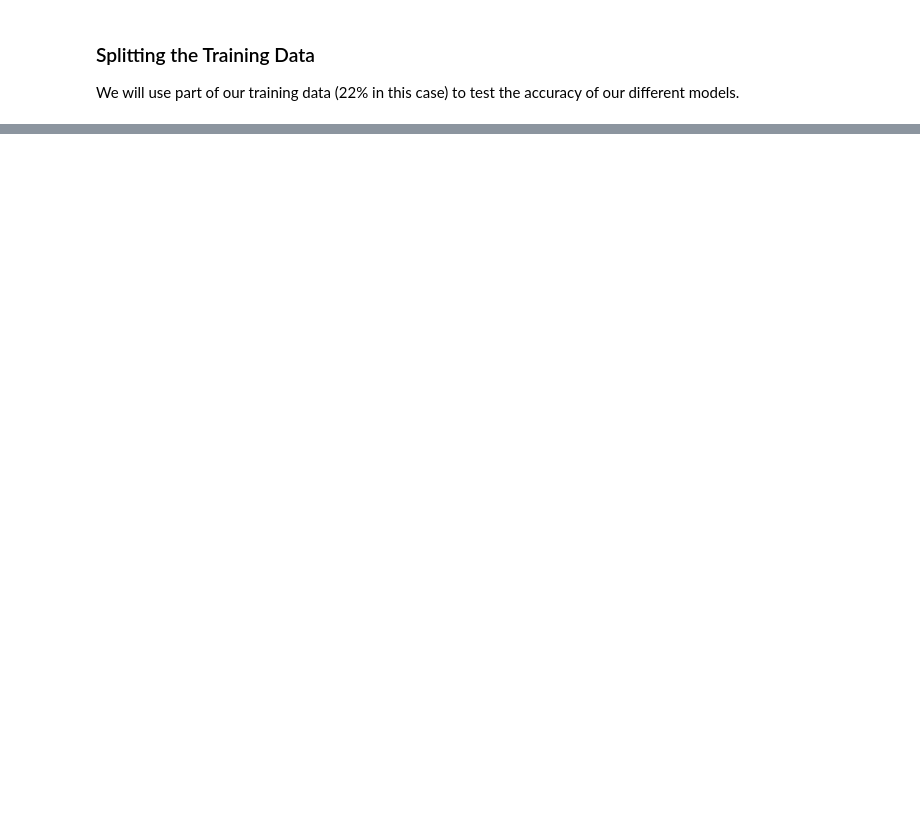
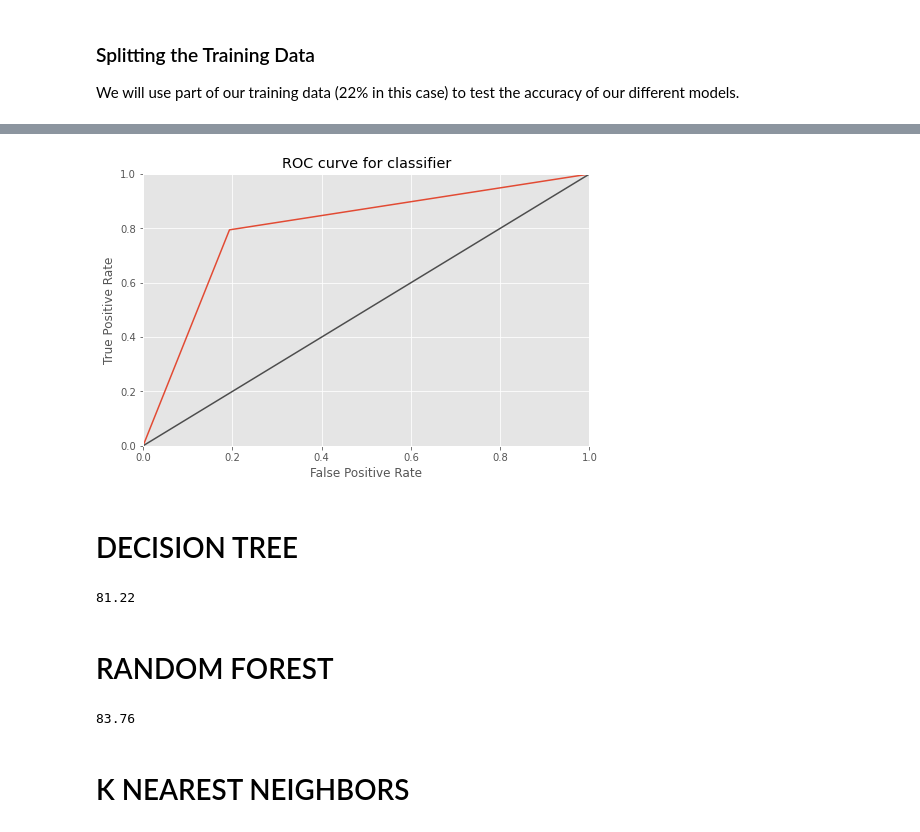
Before and after one commit to Rahul1582/Titanic-Dataset-Classification, a Jupyter notebook: Titanic Dataset Classification.ipynb, the cells around one changed output, grey strips where cells are left out. Cells and saved outputs as stored; diff of their text form; code cells hidden in the pictures; blank space fills up the shorter version.

```diff
--- a/Titanic Dataset Classification.ipynb
+++ b/Titanic Dataset Classification.ipynb
@@ -650,0 +564,12 @@ output.to_csv('submit3.csv', index=False)
+# %%
+from sklearn.linear_model import LogisticRegression
+
+lr1 = LogisticRegression()
+
+lr1.fit(X_train,Y_train)
+
+Y_pred_lr1 = lr1.predict(X_test)
+
+score_lr1 = round(accuracy_score(Y_pred_lr1,Y_test)*100,2)
+
+print("The accuracy score achieved using Logistic Regression is: "+str(score_lr1)+" %")
@@ -650,0 +595,42 @@ output.to_csv('submit3.csv', index=False)
+# %%
+fpr, tpr, thresholds = roc_curve(Y_test,Y_pred_lr1)
+
+fig, ax = plt.subplots()
+ax.plot(fpr, tpr)
+ax.plot([0, 1], [0, 1], transform=ax.transAxes, ls="-", c=".3")
+plt.xlim([0.0, 1.0])
+plt.ylim([0.0, 1.0])
+
+plt.rcParams['figure.figsize'] = (8,5)
+plt.title('ROC curve for classifier', fontweight = 30)
+plt.xlabel('False Positive Rate')
+plt.ylabel('True Positive Rate')
+plt.show()
+# %% [output]
+[figure, added]
+# %% [markdown]
+# DECISION TREE
+# %%
+from sklearn.tree import DecisionTreeClassifier
+
+decisiontree = DecisionTreeClassifier()
+decisiontree.fit(x_train, y_train)
+y_pred = decisiontree.predict(x_val)
+acc_decisiontree = round(accuracy_score(y_pred, y_val) * 100, 2)
+print(acc_decisiontree)
+# %% [output]
+81.22
+# %% [markdown]
+# RANDOM FOREST
+# %%
+from sklearn.ensemble import RandomForestClassifier
+
+randomforest = RandomForestClassifier()
+randomforest.fit(x_train, y_train)
+y_pred = randomforest.predict(x_val)
+acc_randomforest = round(accuracy_score(y_pred, y_val) * 100, 2)
+print(acc_randomforest)
+# %% [output]
+83.76
+# %% [markdown]
+# K NEAREST NEIGHBORS
```
Also changed, not shown: parts of 49 cells of this notebook.
